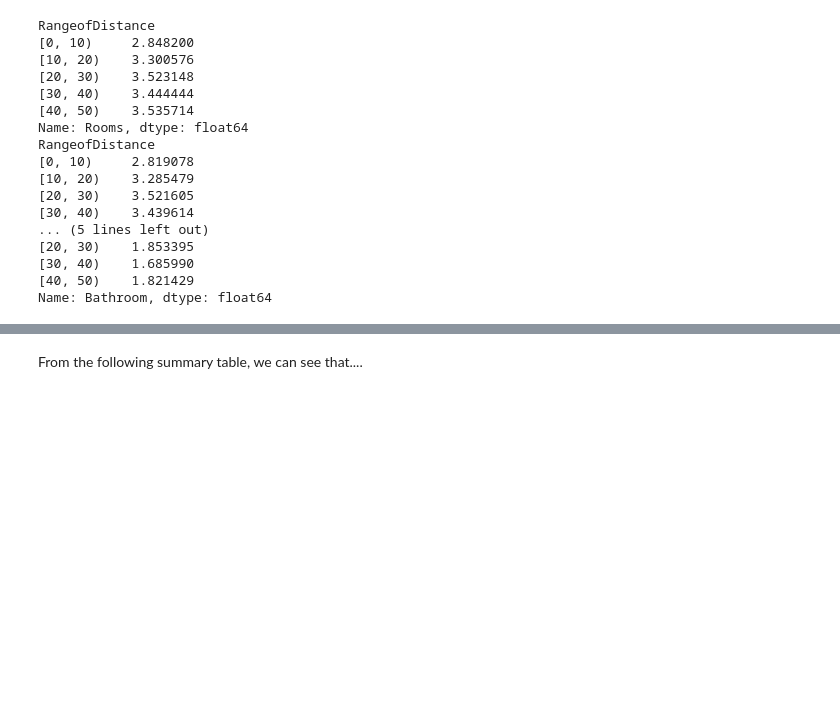
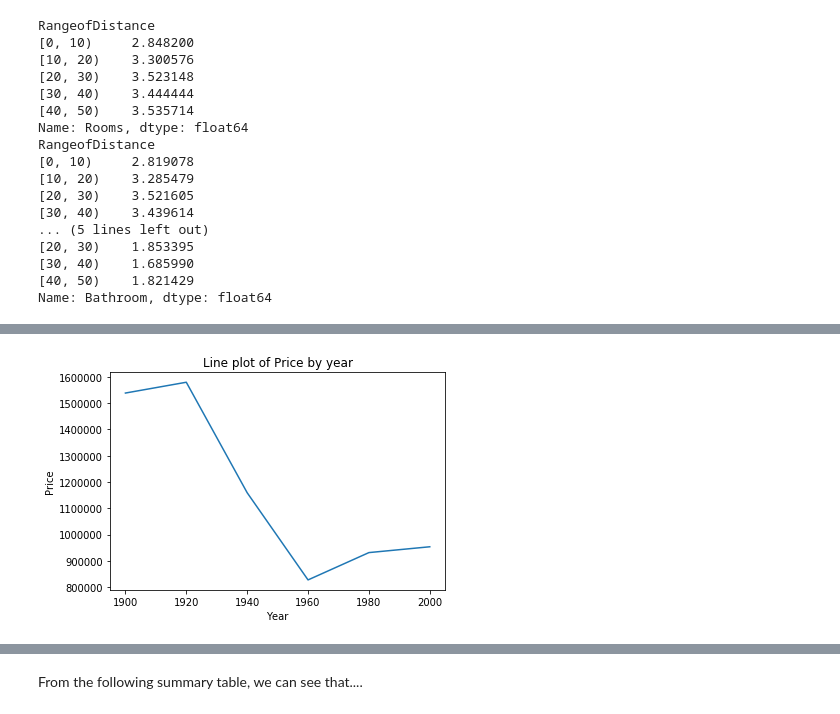
Before and after one commit to HuijunYan93/Data-Enthusiast, a Jupyter notebook: First Final Try.ipynb, the cells around one changed output, grey strips where cells are left out. Cells and saved outputs as stored; diff of their text form; code cells hidden in the pictures; blank space fills up the shorter version.

```diff
--- a/First Final Try.ipynb
+++ b/First Final Try.ipynb
@@ -185,5 +237,6 @@ df= housing[['Suburb', 'Address', 'Rooms', 'Type', 'Price',
 # %%
 df["RangeofDistance"] =pd.cut(df.Distance,bins=np.arange(0,60,10),right=False)
+housing["RangeofDistance"] =pd.cut(housing.Distance,bins=np.arange(0,60,10),right=False)
 # %% [output]
 A value is trying to be set on a copy of a slice from a DataFrame.
 Try using .loc[row_indexer,col_indexer] = value instead
@@ -233,6 +281,0 @@ Name: Bathroom, dtype: float64
-# %%
-housing['Type'] = housing['Type'].astype('category')
-housing['CouncilArea'] = housing['CouncilArea'].astype('category')
-housing['Suburb'] = housing['Suburb'].astype('category')
-housing['Regionname'] = housing['Regionname'].astype('category')
-housing['BuildingArea'] = housing['BuildingArea'].astype('category')
@@ -250,0 +289,7 @@ sns.countplot(data = df, hue = 'Type',x = 'Type')
+# %%
+housing["yeargroup"] = pd.cut(housing.YearBuilt,bins=np.arange(1900,2030,20),right=False)
+housing = housing.loc[(housing['yeargroup'].isnull() == False)]
+summary = housing.groupby('yeargroup')[["Price"]].mean()
+summary = summary.dropna()
+print(summary)
+print(summary.shape)
@@ -250,0 +306,5 @@ sns.countplot(data = df, hue = 'Type',x = 'Type')
+# %%
+index = np.arange(1900,2020,20)
+print(index)
+summary.index = index
+print(summary)
@@ -250,0 +320,8 @@ sns.countplot(data = df, hue = 'Type',x = 'Type')
+# %%
+plt.plot(summary)
+plt.title("Line plot of Price by year")
+plt.xlabel("Year")
+plt.ylabel("Price")
+plt.show()
+# %% [output]
+[figure, added]
```
Also changed, not shown: parts of 130 cells of this notebook.
